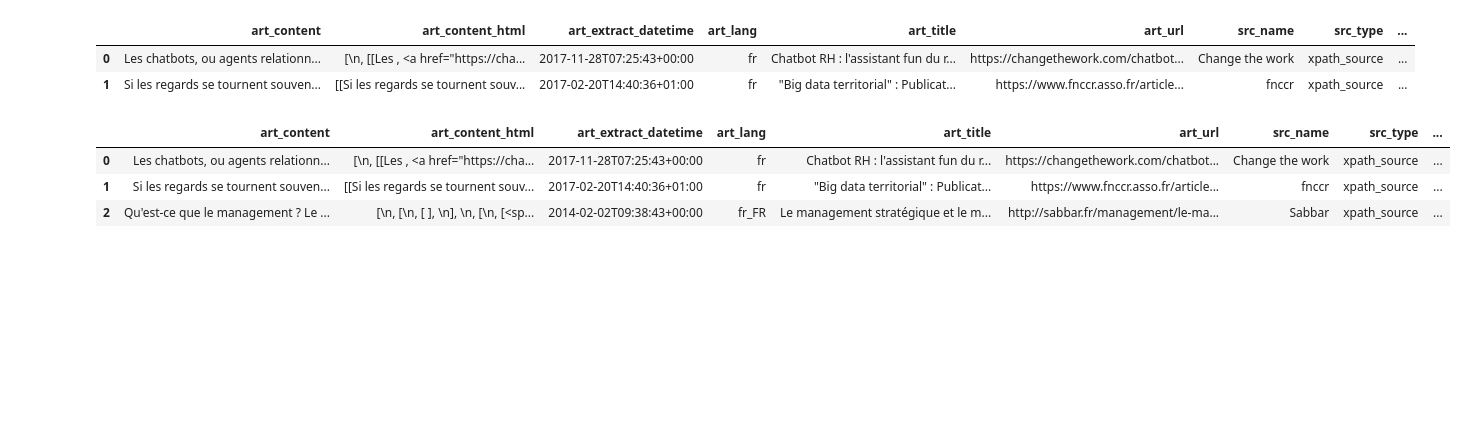
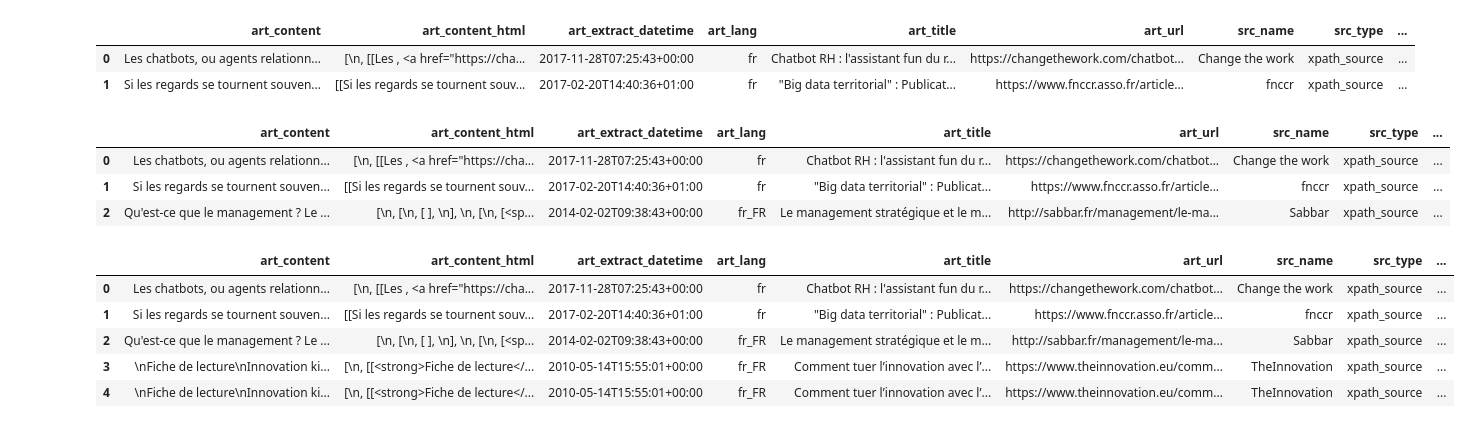
Before and after one commit to nicolas-enjalbert/pip2020_G2, a Jupyter notebook: Scraping/Jason DAURAT.ipynb, the cells around one changed output. Drawn from its saved outputs; the diff is of its cells as text; code cells hidden in the pictures; blank space fills up the shorter version.

```diff
--- a/Scraping/Jason DAURAT.ipynb
+++ b/Scraping/Jason DAURAT.ipynb
@@ -181,0 +268,9 @@ BG.df
+# %%
+BG.df
+# %% [output]
+|  | art_content | art_content_html | art_extract_datetime | art_lang | art_title | art_url | src_name | src_type | ... |
+| 0 | Les chatbots, ou agents relationn... | [\n, [[Les , <a href="https://cha... | 2017-11-28T07:25:43+00:00 | fr | Chatbot RH : l'assistant fun du r... | https://changethework.com/chatbot... | Change the work | xpath_source | ... |
+| 1 | Si les regards se tournent souven... | [[Si les regards se tournent souv... | 2017-02-20T14:40:36+01:00 | fr | "Big data territorial" : Publicat... | https://www.fnccr.asso.fr/article... | fnccr | xpath_source | ... |
+| 2 | Qu'est-ce que le management ? Le ... | [\n, [\n, [ ], \n], \n, [\n, [<sp... | 2014-02-02T09:38:43+00:00 | fr_FR | Le management stratégique et le m... | http://sabbar.fr/management/le-ma... | Sabbar | xpath_source | ... |
+| 3 | \nFiche de lecture\nInnovation ki... | [\n, [[<strong>Fiche de lecture</... | 2010-05-14T15:55:01+00:00 | fr_FR | Comment tuer l’innovation avec l’... | https://www.theinnovation.eu/comm... | TheInnovation | xpath_source | ... |
+| 4 | \nFiche de lecture\nInnovation ki... | [\n, [[<strong>Fiche de lecture</... | 2010-05-14T15:55:01+00:00 | fr_FR | Comment tuer l’innovation avec l’... | https://www.theinnovation.eu/comm... | TheInnovation | xpath_source | ... |
```
Also changed, not shown: parts of 6 cells of this notebook.
